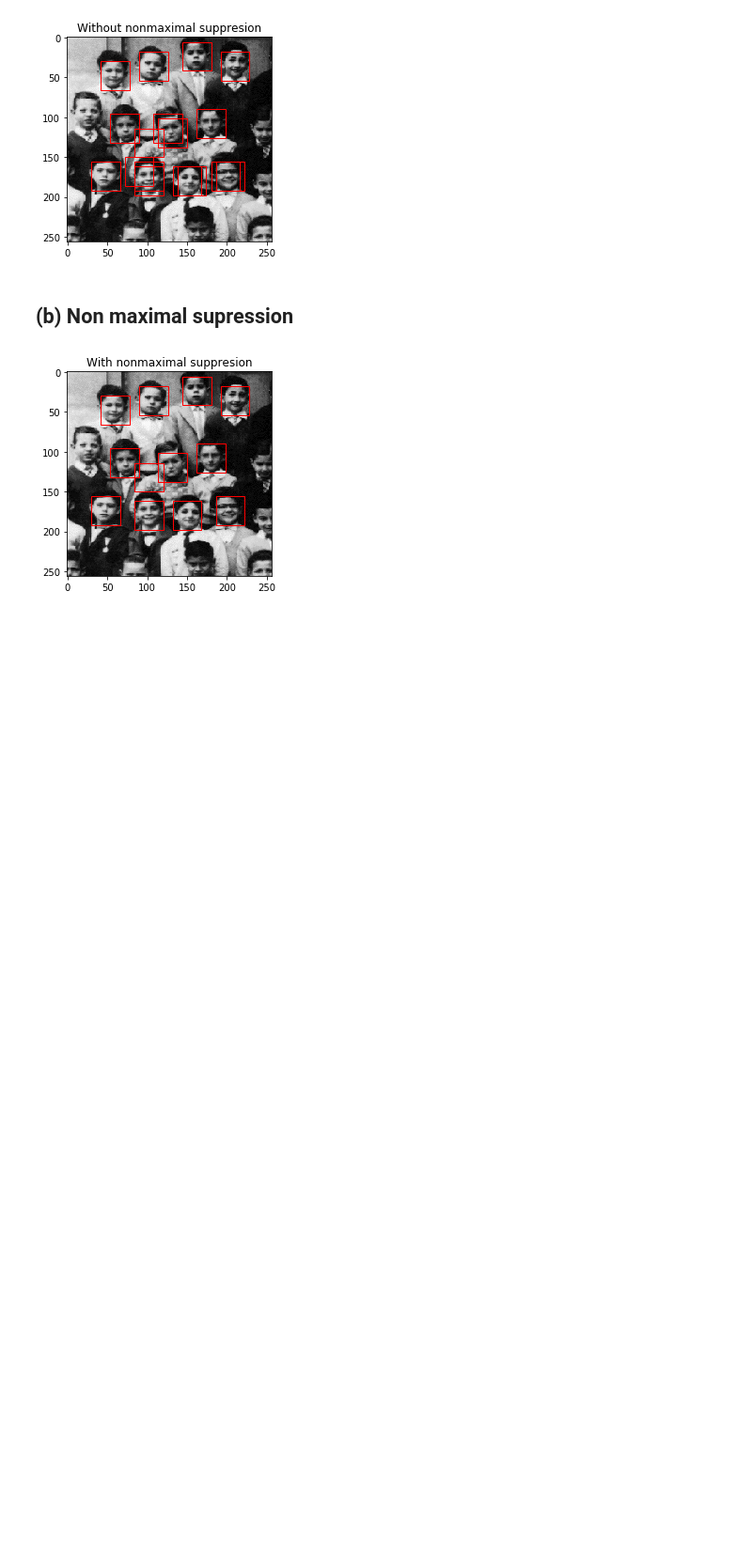
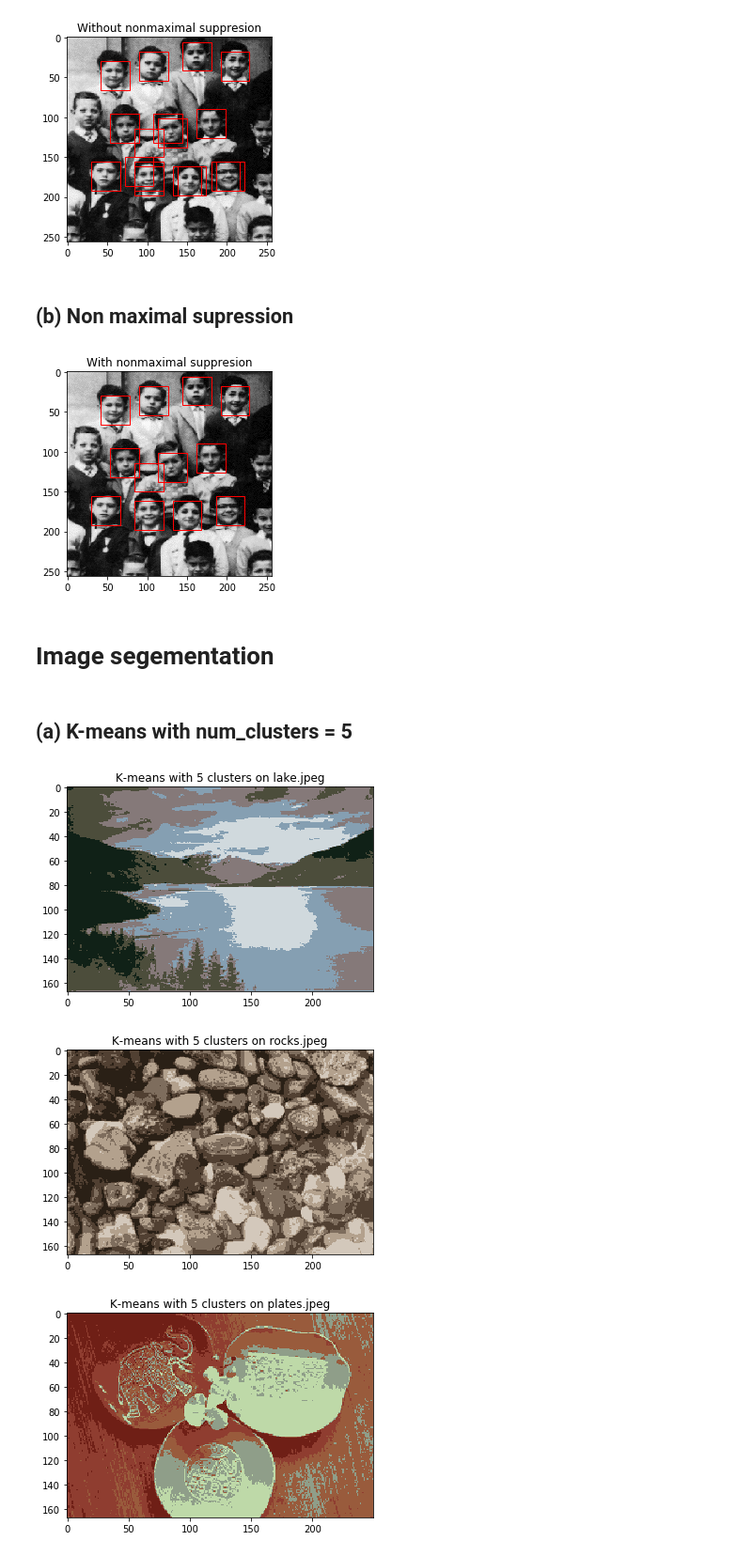
Before and after one commit to gmakarevich-aurora/cv-hw4, a Jupyter notebook: cv-hw4.ipynb, the cells around one changed output. Shown at 94% size. Saved outputs shown, nothing was run; the diff lists cells and outputs as text; code cells hidden in the pictures; blank space fills up the shorter version.

```diff
--- a/cv-hw4.ipynb
+++ b/cv-hw4.ipynb
@@ -193,3 +193,5 @@ plot_img_with_bbox(im, bboxes, 'With nonmaximal suppresion')
 plt.show()
 # %% [output]
 [figure]
+# %% [markdown]
+# Image segementation
@@ -195,0 +229,2 @@ plt.show()
+# %% [markdown]
+## (a) K-means with num_clusters = 5
@@ -195,0 +278,28 @@ plt.show()
+# %%
+# Change these parameters to see the effects of K-means and Meanshift
+num_clusters = [5]
+bandwidths = [0.3]
+
+
+for filename in ['lake', 'rocks', 'plates']:
+    img = imread('data/%s.jpeg' % filename)
+
+    # Create the feature vector for the images
+    features = np.zeros((img.shape[0] * img.shape[1], 5))
+    for row in xrange(img.shape[0]):
+        for col in xrange(img.shape[1]):
+            features[row*img.shape[1] + col, :] = np.array([row, col,
+                img[row, col, 0], img[row, col, 1], img[row, col, 2]])
+    features_normalized = features / features.max(axis = 0)
+
+    # Part I: Segmentation using K-Means
+    for nc in num_clusters:
+        clustered_pixels = kmeans_segmentation(img, features_normalized, nc)
+        cluster_im = draw_clusters_on_image(img, clustered_pixels)
+        plt.imshow(cluster_im)
+        plt.title('K-means with %d clusters on %s.jpeg' % (int(nc), filename))
+        plt.show()
+# %% [output]
+[figure, added]
+[figure, added]
+[figure, added]
```
Also changed, not shown: parts of 6 cells of this notebook.
